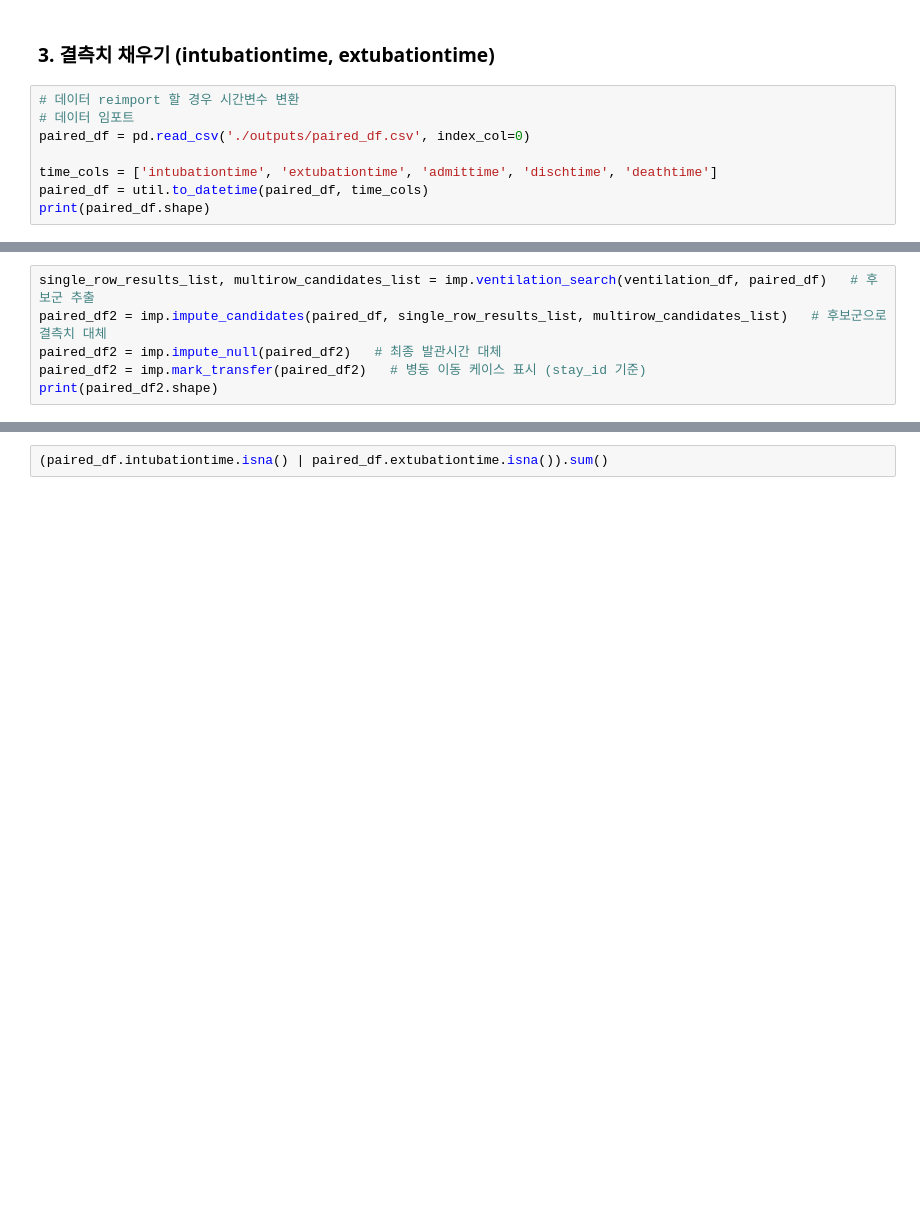
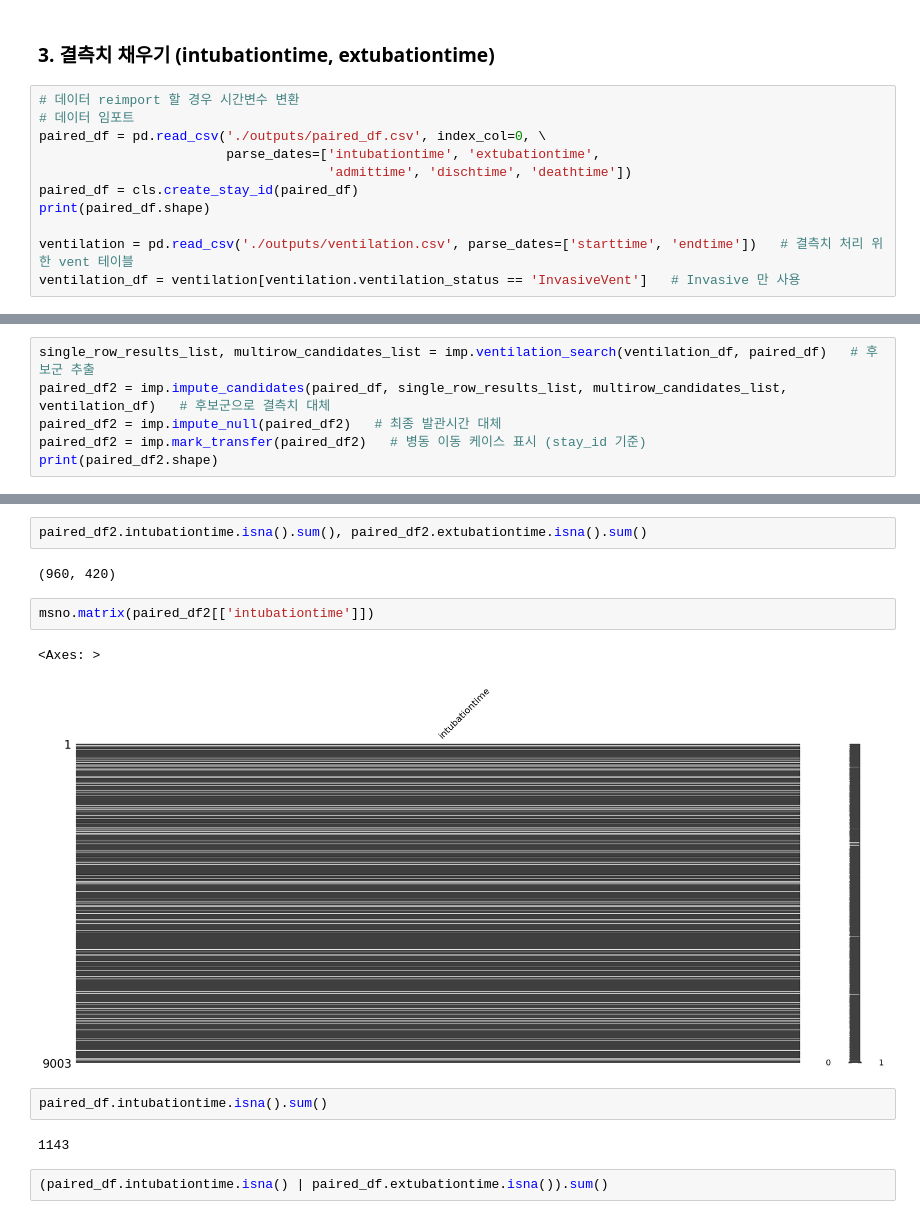
Before and after one commit to sujungleeml/P1_extubationfailure, a Jupyter notebook: 서대철/subjectlist_alignment_main.ipynb, the cells around one changed output, grey strips where cells are left out. Cells and saved outputs as stored; diff of their text form; blank space fills up the shorter version.

```diff
--- a/서대철/subjectlist_alignment_main.ipynb
+++ b/서대철/subjectlist_alignment_main.ipynb
@@ -131,9 +136,12 @@ paired_df
 # %%
 # 데이터 reimport 할 경우 시간변수 변환
 # 데이터 임포트
-paired_df = pd.read_csv('./outputs/paired_df.csv', index_col=0)
+paired_df = pd.read_csv('./outputs/paired_df.csv', index_col=0, \
+                        parse_dates=['intubationtime', 'extubationtime',
+                                     'admittime', 'dischtime', 'deathtime'])
+paired_df = cls.create_stay_id(paired_df)
+print(paired_df.shape)
 
-time_cols = ['intubationtime', 'extubationtime', 'admittime', 'dischtime', 'deathtime']
-paired_df = util.to_datetime(paired_df, time_cols)
-print(paired_df.shape)
+ventilation = pd.read_csv('./outputs/ventilation.csv', parse_dates=['starttime', 'endtime'])   # 결측치 처리 위한 vent 테이블
+ventilation_df = ventilation[ventilation.ventilation_status == 'InvasiveVent']   # Invasive 만 사용
 # %% [output]
@@ -146,6 +149,6 @@ Converted deathtime to datetime.
 # %%
 single_row_results_list, multirow_candidates_list = imp.ventilation_search(ventilation_df, paired_df)   # 후보군 추출
-paired_df2 = imp.impute_candidates(paired_df, single_row_results_list, multirow_candidates_list)   # 후보군으로 결측치 대체
+paired_df2 = imp.impute_candidates(paired_df, single_row_results_list, multirow_candidates_list, ventilation_df)   # 후보군으로 결측치 대체
 paired_df2 = imp.impute_null(paired_df2)   # 최종 발관시간 대체
 paired_df2 = imp.mark_transfer(paired_df2)   # 병동 이동 케이스 표시 (stay_id 기준)
 print(paired_df2.shape)
@@ -172,3 +175,16 @@ No candidate rows found.
+# %%
+paired_df2.intubationtime.isna().sum(), paired_df2.extubationtime.isna().sum()
+# %% [output]
+(960, 420)
+# %%
+msno.matrix(paired_df2[['intubationtime']])
+# %% [output]
+<Axes: >
+[figure, added]
+# %%
+paired_df.intubationtime.isna().sum()
+# %% [output]
+1143
 # %%
 (paired_df.intubationtime.isna() | paired_df.extubationtime.isna()).sum()
 # %% [output]
```
Also changed, not shown: parts of 9 cells of this notebook, 2 other files.
